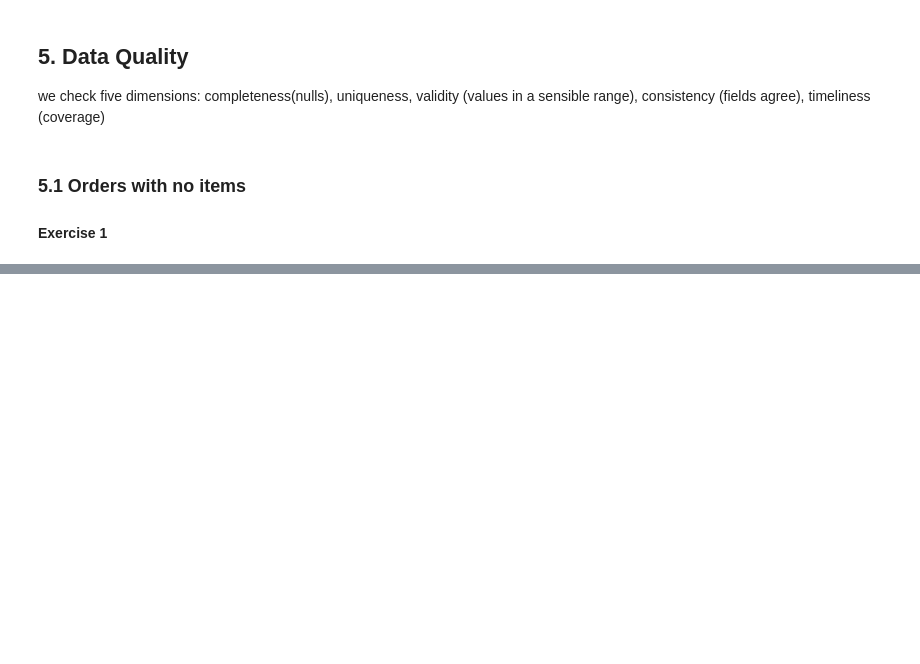
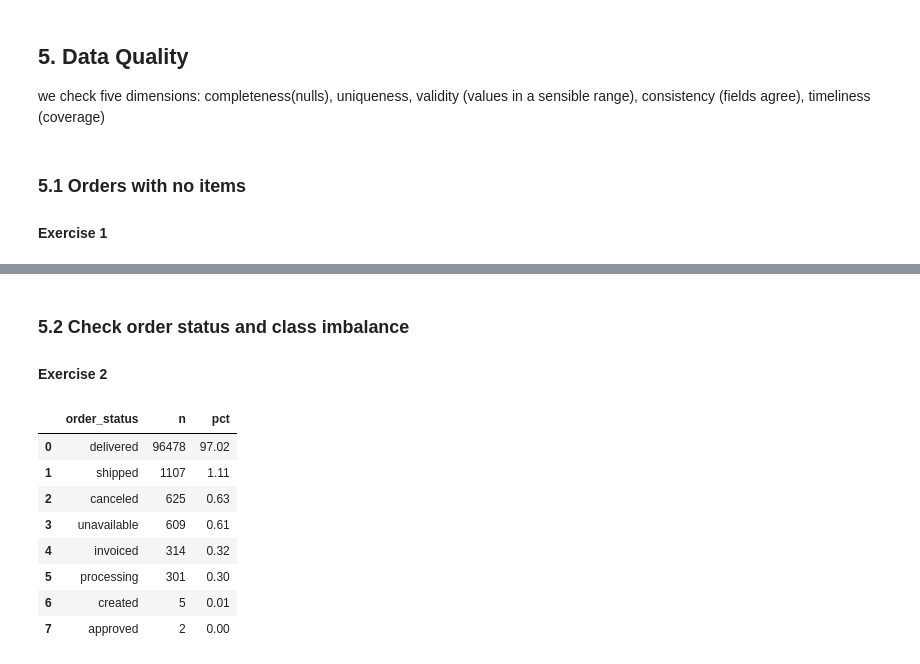
Before and after one commit to Fitsum-Br/kddm_lab, a Jupyter notebook: 01_explore_source_data.ipynb, the cells around one changed output, grey strips where cells are left out. Saved outputs shown, nothing was run; the diff lists cells and outputs as text; code cells hidden in the pictures; blank space fills up the shorter version.

```diff
--- a/01_explore_source_data.ipynb
+++ b/01_explore_source_data.ipynb
@@ -178,0 +314,24 @@ SELECT 'write your query here'
+# %% [markdown]
+### 5.2 Check order status and class imbalance
+
+#### Exercise 2
+# %%
+q("""
+SELECT
+    order_status,
+    count(*) AS n,
+    round(count(*) * 100.0 / (SELECT count(*) FROM raw.orders), 2) AS pct
+FROM raw.orders
+GROUP BY order_status
+ORDER BY n DESC
+""")
+# %% [output]
+|  | order_status | n | pct |
+| 0 | delivered | 96478 | 97.02 |
+| 1 | shipped | 1107 | 1.11 |
+| 2 | canceled | 625 | 0.63 |
+| 3 | unavailable | 609 | 0.61 |
+| 4 | invoiced | 314 | 0.32 |
+| 5 | processing | 301 | 0.30 |
+| 6 | created | 5 | 0.01 |
+| 7 | approved | 2 | 0.00 |
```
Also changed, not shown: parts of 22 cells of this notebook, 3 other files.
